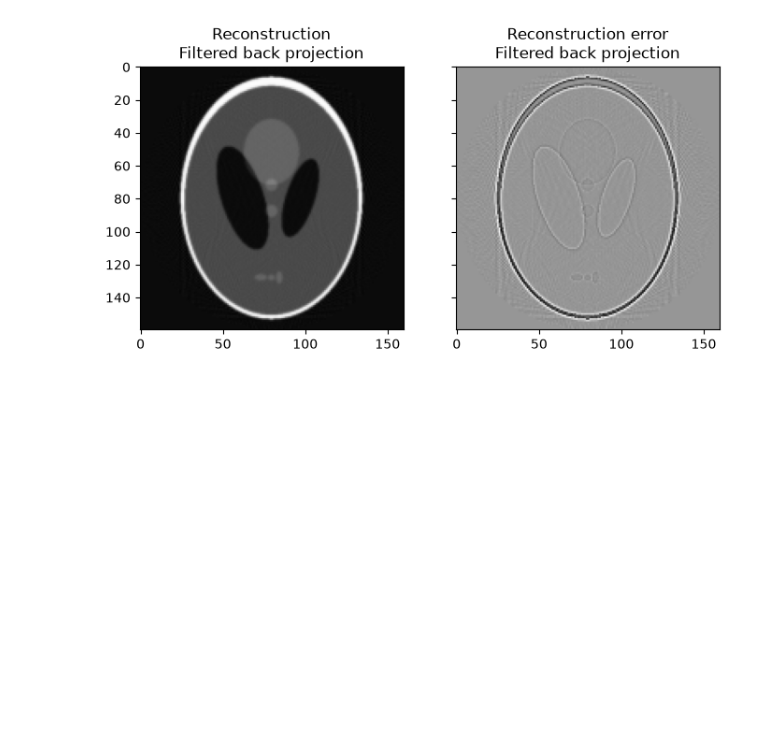
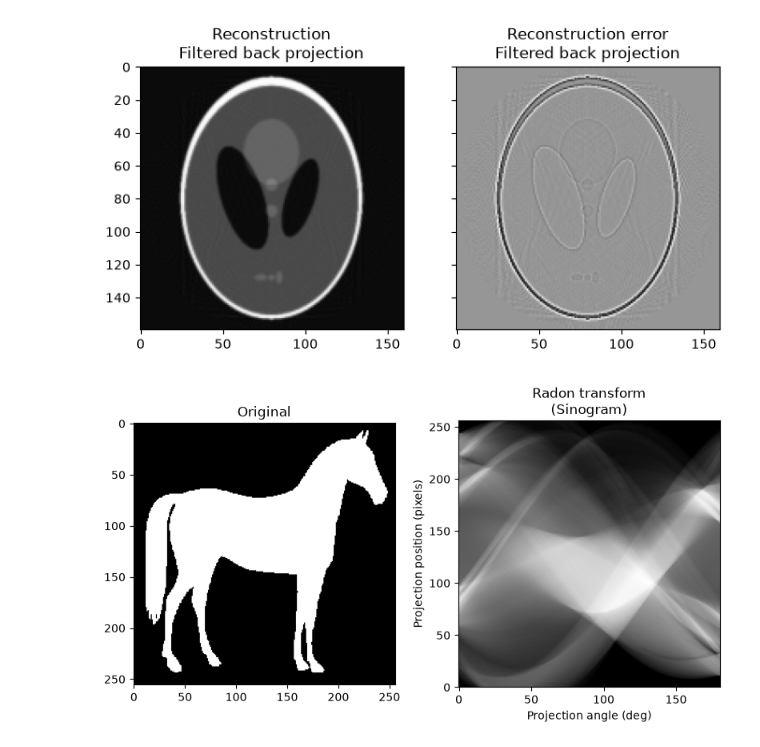
Before and after one commit to mThmo/Radon_26f, a Jupyter notebook: FBP_python_implementation/Implementation_notebook.ipynb, the cells around one changed output. Drawn from its saved outputs; the diff is of its cells as text; code cells hidden in the pictures; blank space fills up the shorter version.

```diff
--- a/FBP_python_implementation/Implementation_notebook.ipynb
+++ b/FBP_python_implementation/Implementation_notebook.ipynb
@@ -61,3 +61,33 @@ plt.show()
 # %% [output]
 FBP rms reconstruction error: 0.0283
 [figure]
+# %%
+from skimage.util import invert
+from skimage.transform import resize
+
+image2 = horse()
+image2 = resize(image2, output_shape=(256, 256), mode='reflect')
+image2 = invert(image2)
+
+fig, (ax1, ax2) = plt.subplots(1, 2, figsize=(8, 4.5))
+
+ax1.set_title("Original")
+ax1.imshow(image2, cmap=plt.cm.Greys_r)
+
+theta = np.linspace(0.0, 180.0, max(image2.shape), endpoint=False)
+sinogram2 = radon(image2, theta=theta)
+dx, dy = 0.5 * 180.0 / max(image2.shape), 0.5 / sinogram2.shape[0]
+ax2.set_title("Radon transform\n(Sinogram)")
+ax2.set_xlabel("Projection angle (deg)")
+ax2.set_ylabel("Projection position (pixels)")
+ax2.imshow(
+    sinogram2,
+    cmap=plt.cm.Greys_r,
+    extent=(-dx, 180.0 + dx, -dy, sinogram2.shape[0] + dy),
+    aspect='auto',
+)
+
+fig.tight_layout()
+plt.show()
+# %% [output]
+[figure, added]
```
Also changed, not shown: parts of 6 cells of this notebook, 2 other files.
